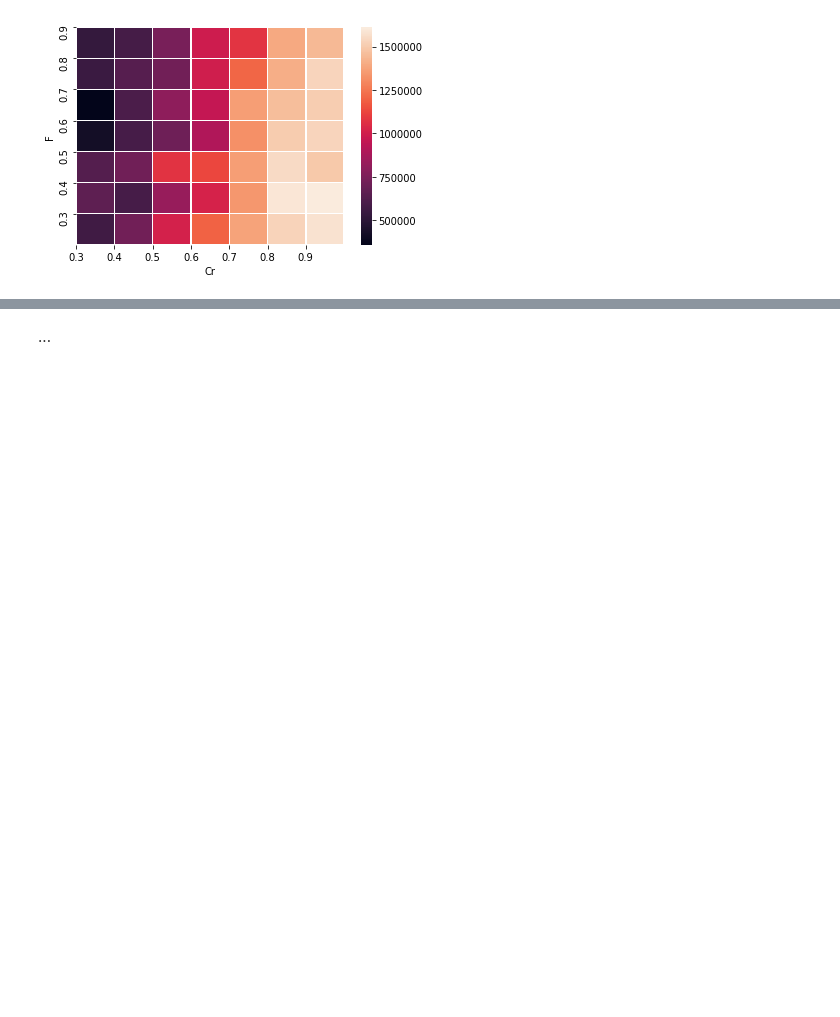
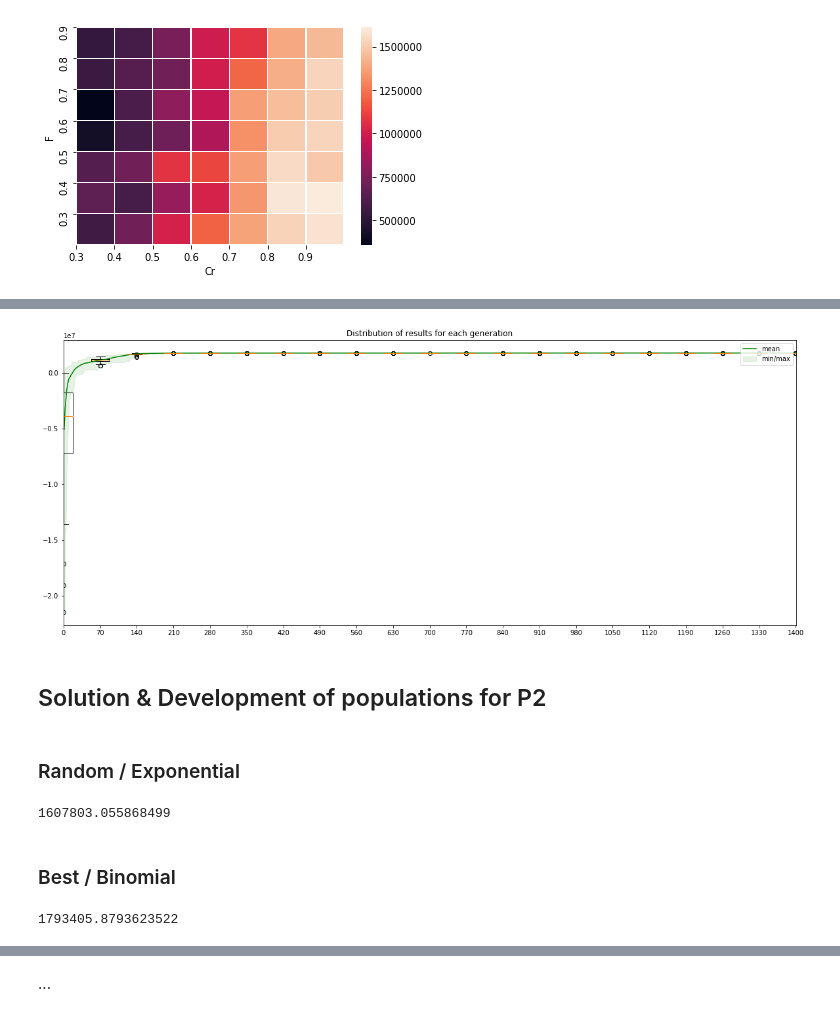
Before and after one commit to hwuebben/NatureInspiredAlgorithms, a Jupyter notebook: ex4/DE_experiments.ipynb, the cells around one changed output, grey strips where cells are left out. Cells and saved outputs as stored; diff of their text form; code cells hidden in the pictures; blank space fills up the shorter version.

```diff
--- a/ex4/DE_experiments.ipynb
+++ b/ex4/DE_experiments.ipynb
@@ -150,0 +274,6 @@ plt.show()
+# %%
+plot_evolution(results, 20)
+# %% [output]
+[figure, added]
+# %% [markdown]
+## Solution & Development of populations for P2
@@ -150,0 +295,30 @@ plt.show()
+# %% [markdown]
+### Random / Exponential
+# %%
+# Choose your operators
+initializer = RandomInitializer(NP, xMin, xMax, problem)
+mutator = randMutator(F, problem)
+recombiner = ExponentialCrossover(Cr, problem)
+selector = DEselector()
+terminator = [maxItTerminator(4000), convergenceTerminator(maxIter=400)]
+DE = DifferentialEvolution(initializer, selector, recombiner, mutator, terminator, False)
+
+bestIndividual, results, generations = DE.run()
+print(bestIndividual.targFuncVal)
+# %% [output]
+1607803.055868499
+# %% [markdown]
+### Best / Binomial
+# %%
+# Choose your operators
+initializer = RandomInitializer(NP, xMin, xMax, problem)
+mutator = bestMutator(F, problem)
+recombiner = BinomialCrossover(Cr, problem)
+selector = DEselector()
+terminator = [maxItTerminator(4000), convergenceTerminator(maxIter=400)]
+DE = DifferentialEvolution(initializer, selector, recombiner, mutator, terminator, False)
+
+bestIndividual, results, generations = DE.run()
+print(bestIndividual.targFuncVal)
+# %% [output]
+1793405.8793623522
```
Also changed, not shown: parts of 92 cells of this notebook, 5 other files.
